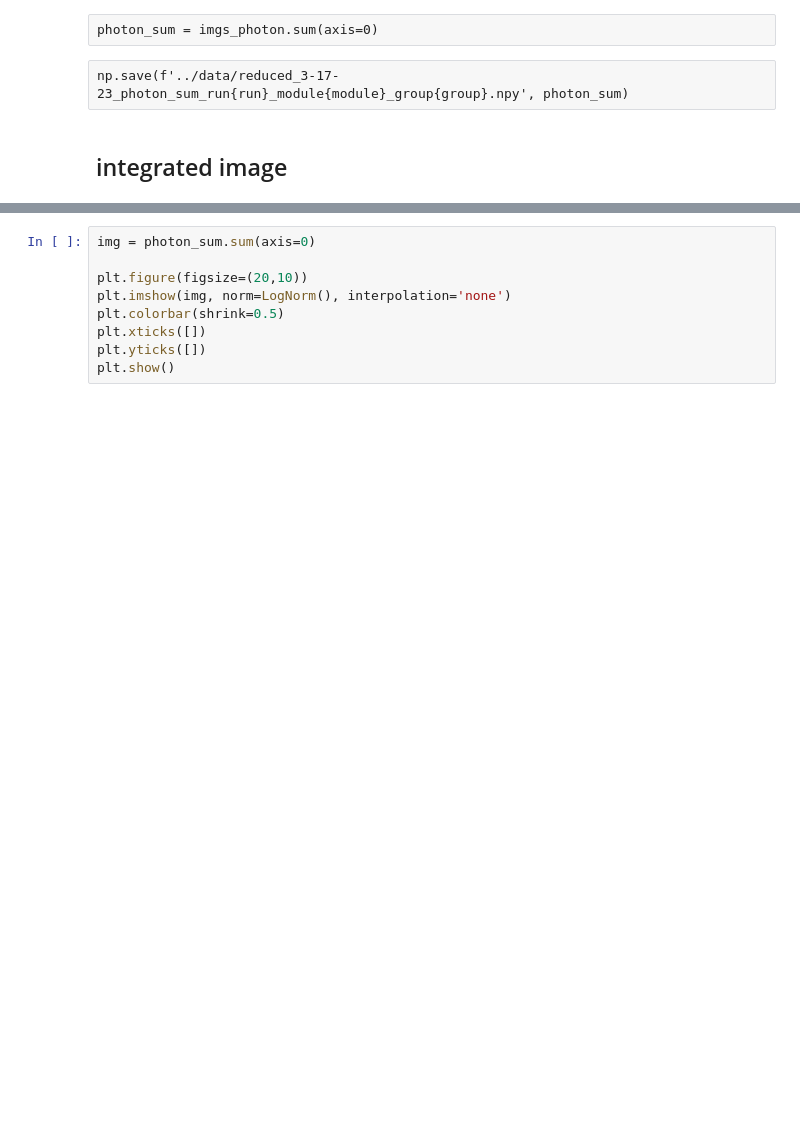
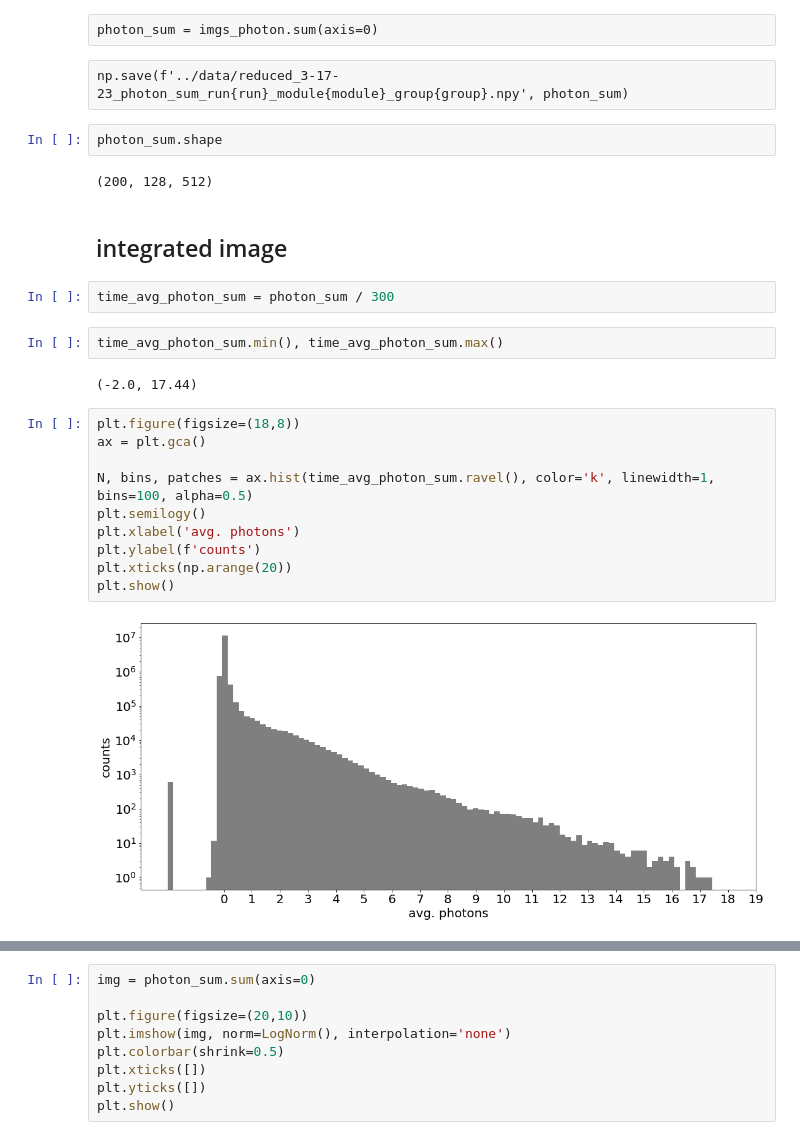
Before and after one commit to rztumbleson/EuXFEL, a Jupyter notebook: notebooks/how_many_photons.ipynb, the cells around one changed output, grey strips where cells are left out. Cells and saved outputs as stored; diff of their text form; blank space fills up the shorter version.

```diff
--- a/notebooks/how_many_photons.ipynb
+++ b/notebooks/how_many_photons.ipynb
@@ -95,5 +108,27 @@ plt.show()
 photon_sum = imgs_photon.sum(axis=0)
 # %% [raw]
 np.save(f'../data/reduced_3-17-23_photon_sum_run{run}_module{module}_group{group}.npy', photon_sum)
-# %% [markdown]
-## integrated image
+# %%
+photon_sum.shape
+# %% [output]
+(200, 128, 512)
+# %% [markdown]
+## integrated image
+# %%
+time_avg_photon_sum = photon_sum / 300
+# %%
+time_avg_photon_sum.min(), time_avg_photon_sum.max()
+# %% [output]
+(-2.0, 17.44)
+# %%
+plt.figure(figsize=(18,8))
+ax = plt.gca()
+
+N, bins, patches = ax.hist(time_avg_photon_sum.ravel(), color='k', linewidth=1, bins=100, alpha=0.5)
+plt.semilogy()
+plt.xlabel('avg. photons')
+plt.ylabel(f'counts')
+plt.xticks(np.arange(20))
+plt.show()
+# %% [output]
+[figure, added]
```
Also changed, not shown: parts of 31 cells of this notebook, 5 other files.
